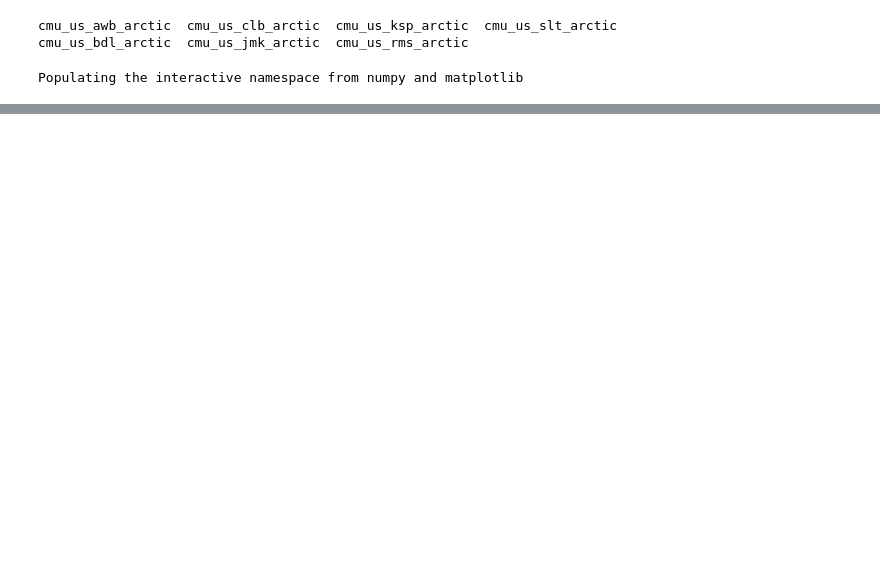
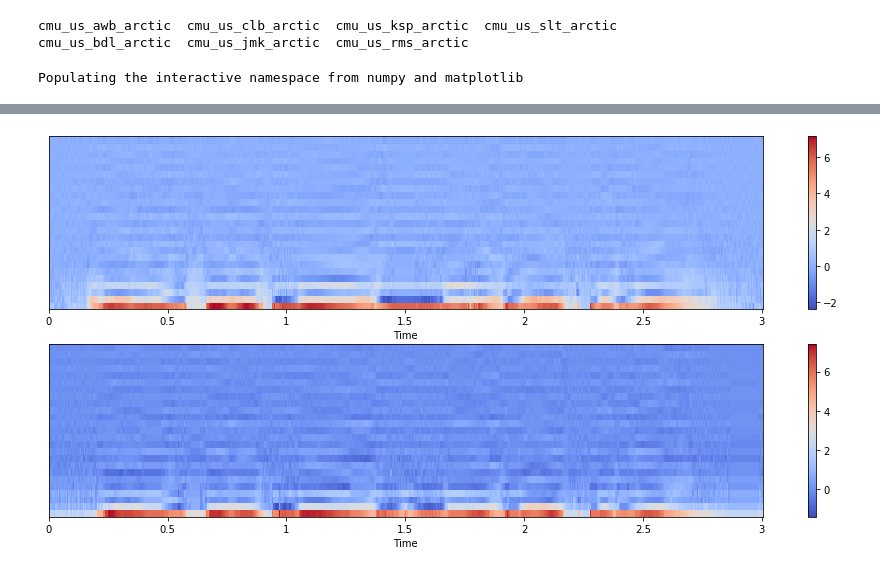
Before and after one commit to etsuura/VoiceConversion, a Jupyter notebook: GMM-based voice conversion.ipynb, the cells around one changed output, grey strips where cells are left out. Saved outputs shown, nothing was run; the diff lists cells and outputs as text; code cells hidden in the pictures; blank space fills up the shorter version.

```diff
--- a/GMM-based voice conversion.ipynb
+++ b/GMM-based voice conversion.ipynb
@@ -58,0 +119,7 @@ else:
+# %%
+# Alignment
+X_aligned, Y_aligned = DTWAligner(verbose=0, dist=melcd).transform((X, Y))
+# %%
+plot_parallel(X_aligned[idx],Y_aligned[idx])
+# %% [output]
+[figure, added]
```
Also changed, not shown: parts of 10 cells of this notebook.
